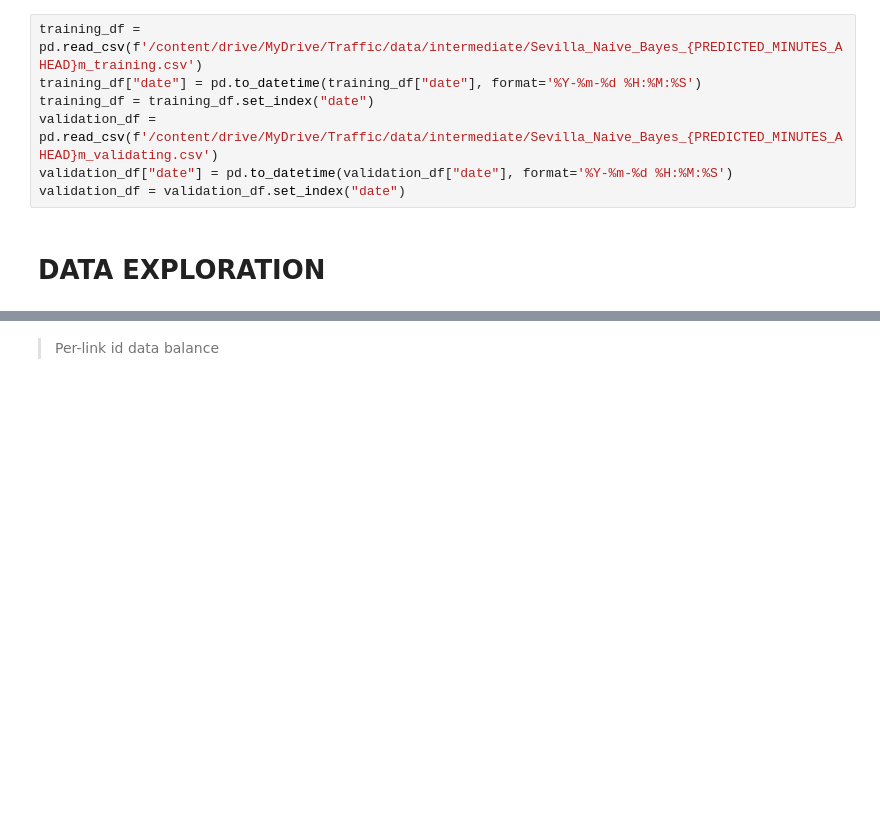
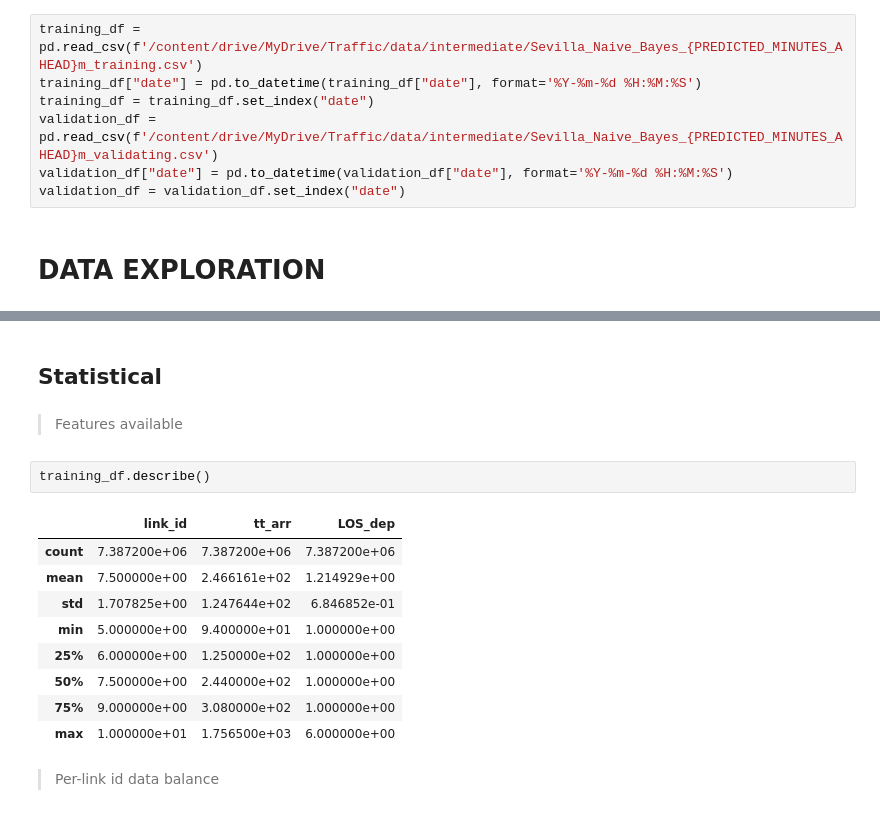
Before and after one commit to 4datascience/Traffic, a Jupyter notebook: Feature_engineering.ipynb, the cells around one changed output, grey strips where cells are left out. Cells and saved outputs as stored; diff of their text form; blank space fills up the shorter version.

```diff
--- a/Feature_engineering.ipynb
+++ b/Feature_engineering.ipynb
@@ -101,3 +218,19 @@ validation_df = validation_df.set_index("date")
+# %% [markdown]
+## Statistical
+# %% [markdown]
+> Features available
+# %%
+training_df.describe()
+# %% [output]
+|  | link_id | tt_arr | LOS_dep |
+| count | 7.387200e+06 | 7.387200e+06 | 7.387200e+06 |
+| mean | 7.500000e+00 | 2.466161e+02 | 1.214929e+00 |
+| std | 1.707825e+00 | 1.247644e+02 | 6.846852e-01 |
+| min | 5.000000e+00 | 9.400000e+01 | 1.000000e+00 |
+| 25% | 6.000000e+00 | 1.250000e+02 | 1.000000e+00 |
+| 50% | 7.500000e+00 | 2.440000e+02 | 1.000000e+00 |
+| 75% | 9.000000e+00 | 3.080000e+02 | 1.000000e+00 |
+| max | 1.000000e+01 | 1.756500e+03 | 6.000000e+00 |
 # %% [markdown]
 > Per-link id data balance
 # %%
```
Also changed, not shown: parts of 14 cells of this notebook.
